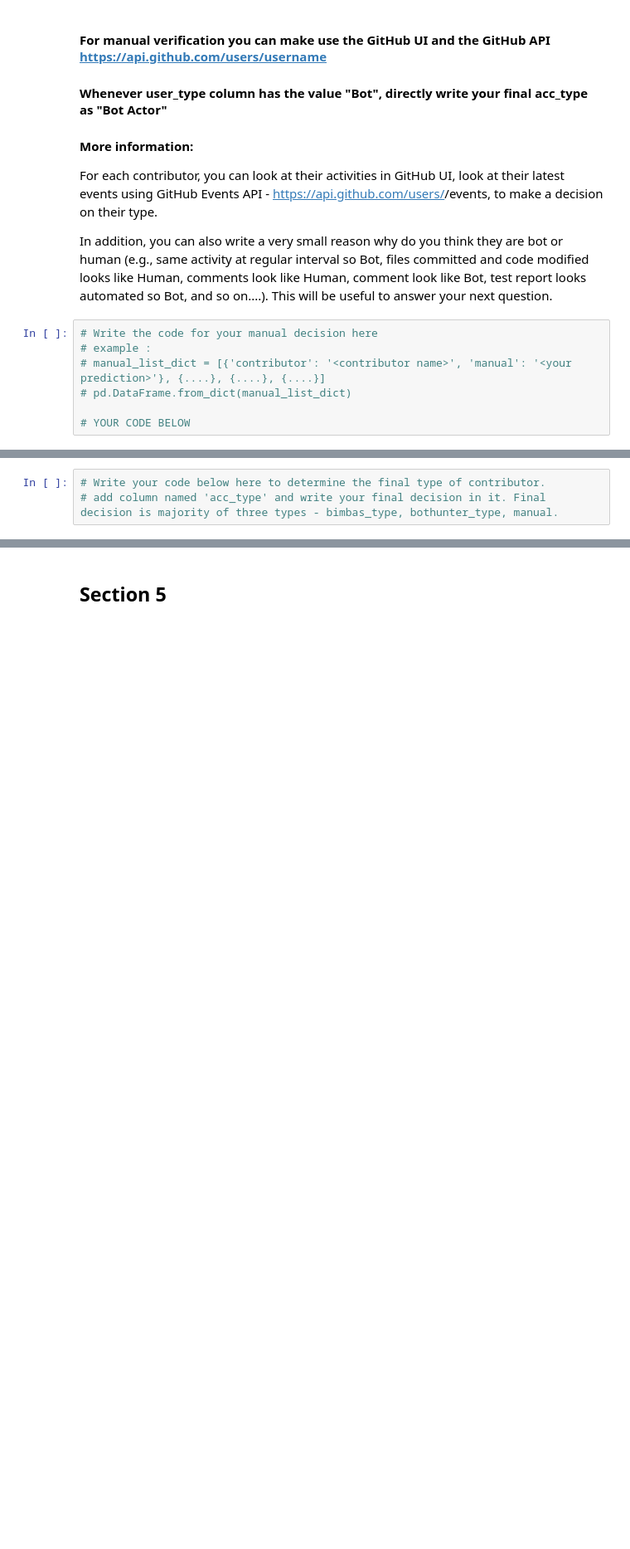
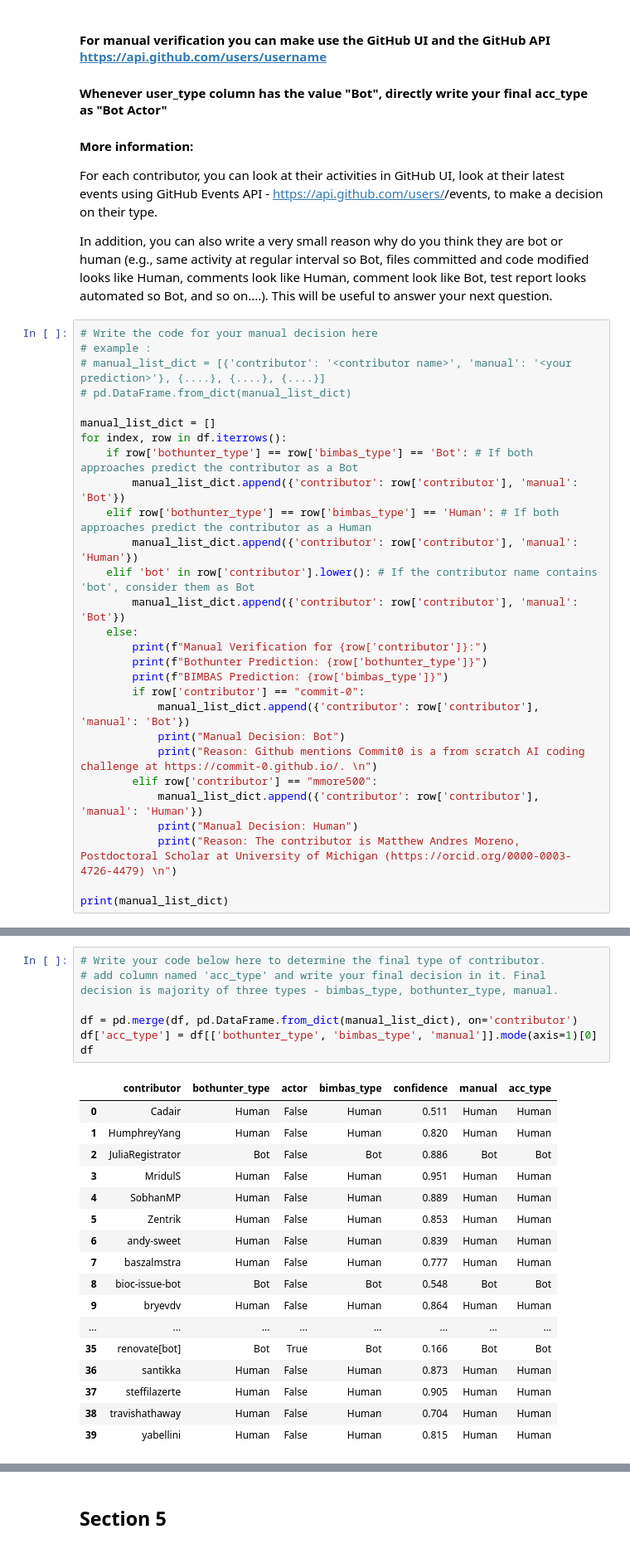
Before and after one commit to Grolash/Software_Evolution_TP_bots, a Jupyter notebook: TP_bots_template.ipynb, the cells around one changed output, grey strips where cells are left out. Shown at 83% size. Saved outputs shown, nothing was run; the diff lists cells and outputs as text; blank space fills up the shorter version.

Commit message:
Final decision in df

```diff
--- a/TP_bots_template.ipynb
+++ b/TP_bots_template.ipynb
@@ -330,4 +339,25 @@ In addition, you can also write a very small reason why do you think they are bo
 # manual_list_dict = [{'contributor': '<contributor name>', 'manual': '<your prediction>'}, {....}, {....}, {....}]
 # pd.DataFrame.from_dict(manual_list_dict)
 
-# YOUR CODE BELOW
+manual_list_dict = []
+for index, row in df.iterrows():
+    if row['bothunter_type'] == row['bimbas_type'] == 'Bot': # If both approaches predict the contributor as a Bot
+        manual_list_dict.append({'contributor': row['contributor'], 'manual': 'Bot'})
+    elif row['bothunter_type'] == row['bimbas_type'] == 'Human': # If both approaches predict the contributor as a Human
+        manual_list_dict.append({'contributor': row['contributor'], 'manual': 'Human'})
+    elif 'bot' in row['contributor'].lower(): # If the contributor name contains 'bot', consider them as Bot
+        manual_list_dict.append({'contributor': row['contributor'], 'manual': 'Bot'})
+    else:
+        print(f"Manual Verification for {row['contributor']}:")
+        print(f"Bothunter Prediction: {row['bothunter_type']}")
+        print(f"BIMBAS Prediction: {row['bimbas_type']}")
+        if row['contributor'] == "commit-0":
+            manual_list_dict.append({'contributor': row['contributor'], 'manual': 'Bot'})
+            print("Manual Decision: Bot")
+            print("Reason: Github mentions Commit0 is a from scratch AI coding challenge at https://commit-0.github.io/. \n")
+        elif row['contributor'] == "mmore500":
+            manual_list_dict.append({'contributor': row['contributor'], 'manual': 'Human'})
+            print("Manual Decision: Human")
+            print("Reason: The contributor is Matthew Andres Moreno, Postdoctoral Scholar at University of Michigan (https://orcid.org/0000-0003-4726-4479) \n")
+
+print(manual_list_dict)
@@ -334,6 +378,28 @@ In addition, you can also write a very small reason why do you think they are bo
 # %%
 # Write your code below here to determine the final type of contributor.
 # add column named 'acc_type' and write your final decision in it. Final decision is majority of three types - bimbas_type, bothunter_type, manual.
+
+df = pd.merge(df, pd.DataFrame.from_dict(manual_list_dict), on='contributor')
+df['acc_type'] = df[['bothunter_type', 'bimbas_type', 'manual']].mode(axis=1)[0]
+df
+# %% [output]
+|  | contributor | bothunter_type | actor | bimbas_type | confidence | manual | acc_type |
+| 0 | Cadair | Human | False | Human | 0.511 | Human | Human |
+| 1 | HumphreyYang | Human | False | Human | 0.820 | Human | Human |
+| 2 | JuliaRegistrator | Bot | False | Bot | 0.886 | Bot | Bot |
+| 3 | MridulS | Human | False | Human | 0.951 | Human | Human |
+| 4 | SobhanMP | Human | False | Human | 0.889 | Human | Human |
+| 5 | Zentrik | Human | False | Human | 0.853 | Human | Human |
+| 6 | andy-sweet | Human | False | Human | 0.839 | Human | Human |
+| 7 | baszalmstra | Human | False | Human | 0.777 | Human | Human |
+| 8 | bioc-issue-bot | Bot | False | Bot | 0.548 | Bot | Bot |
+| 9 | bryevdv | Human | False | Human | 0.864 | Human | Human |
+| ... | ... | ... | ... | ... | ... | ... | ... |
+| 35 | renovate[bot] | Bot | True | Bot | 0.166 | Bot | Bot |
+| 36 | santikka | Human | False | Human | 0.873 | Human | Human |
+| 37 | steffilazerte | Human | False | Human | 0.905 | Human | Human |
+| 38 | travishathaway | Human | False | Human | 0.704 | Human | Human |
+| 39 | yabellini | Human | False | Human | 0.815 | Human | Human |
 # %% [markdown]
 ### Question 4
 #### Study and report the purpose of these identified bots and humans in the repository assigned to you.
```
Also changed, not shown: parts of 5 cells of this notebook.
